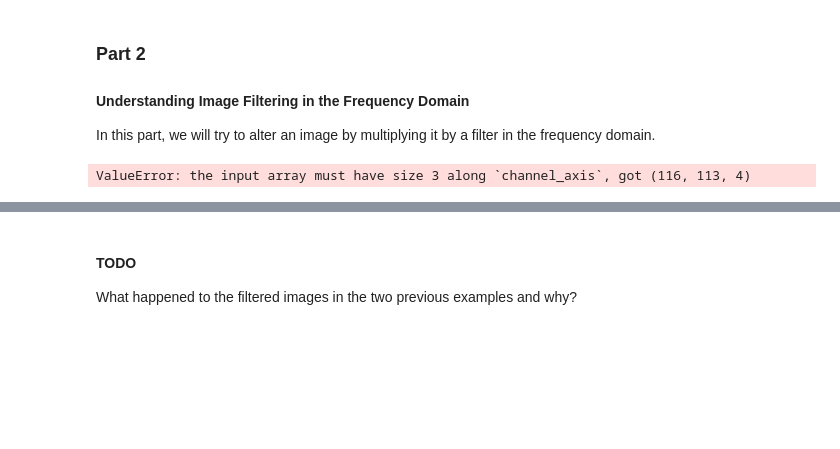
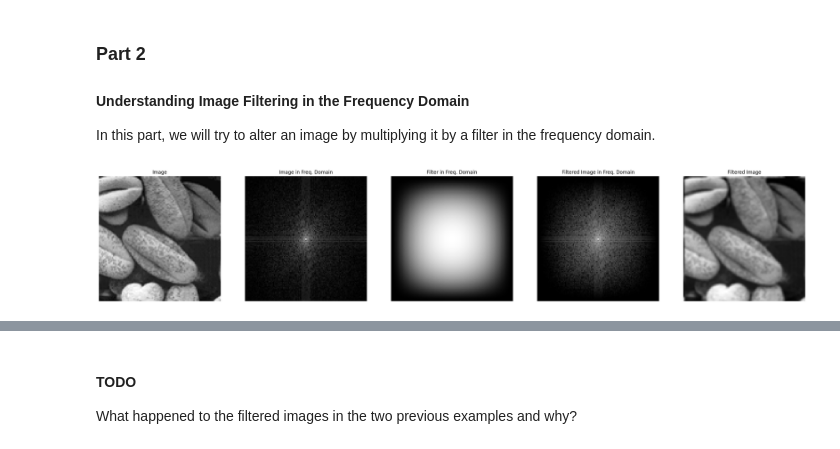
Before and after one commit to HossamMo123/IP_Requirment_1-2, a Jupyter notebook: Lab-2/lab2-std.ipynb, the cells around one changed output, grey strips where cells are left out. Saved outputs shown, nothing was run; the diff lists cells and outputs as text; code cells hidden in the pictures; blank space fills up the shorter version.

```diff
--- a/Lab-2/lab2-std.ipynb
+++ b/Lab-2/lab2-std.ipynb
@@ -84,18 +84,18 @@ def apply_filter_in_freq(img, f):
                 ], ['Image', 'Image in Freq. Domain', 'Filter in Freq. Domain', 'Filtered Image in Freq. Domain', 'Filtered Image'])
 # %%
 # Let's try some filters on a sample image
-img = rgb2gray(io.imread('./imgs/Picture2.png'))
+img = rgb2gray(io.imread('./imgs/Picture2.png')[..., :3]) # convert to grayscale and drop alpha channel
 
 # This is a low pass filter (more on that in the upcoming lectures)
 f=np.array([
     [1,2,1],
     [2,4,2],
     [1,2,1]
 ])
 
 apply_filter_in_freq(img, f)
 # %% [output]
-ValueError: the input array must have size 3 along `channel_axis`, got (116, 113, 4)
+[figure, added]
 # %%
 # This is a high pass filter (more on that in the upcoming lectures)
 f=np.array([
```
Also changed, not shown: parts of 3 cells of this notebook.
